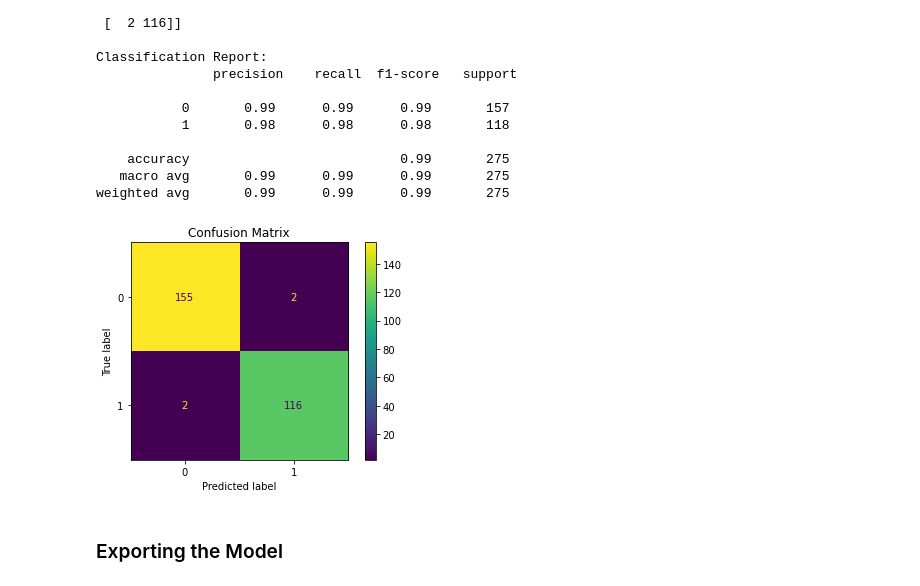
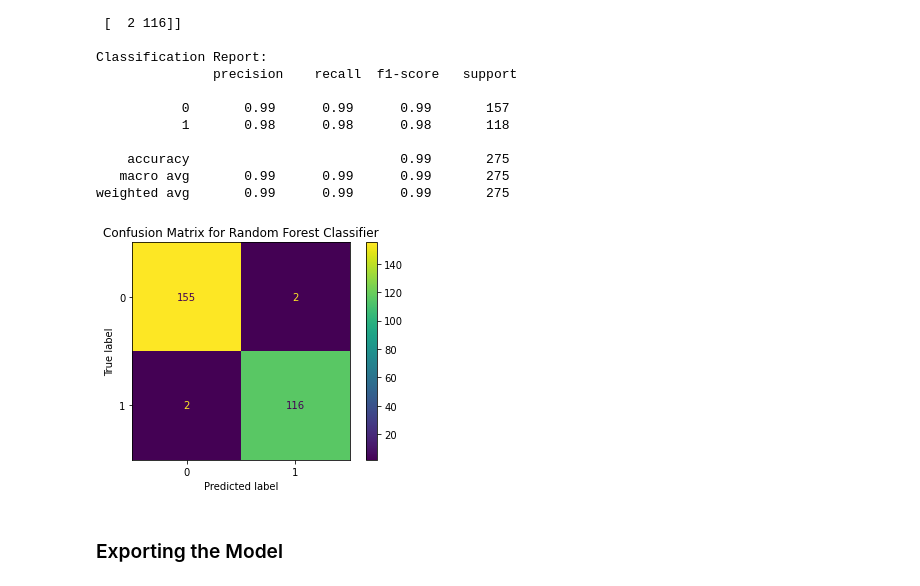
Before and after one commit to rishabh1323/Bank-Note-Authentication, a Jupyter notebook: Bank Note Authentication.ipynb, the cells around one changed output. Drawn from its saved outputs; the diff is of its cells as text; code cells hidden in the pictures.

Commit message:
Modify model building and exporting

```diff
--- a/Bank Note Authentication.ipynb
+++ b/Bank Note Authentication.ipynb
@@ -152,0 +235,7 @@ plt.show()
+# %%
+# Printing hyperparameter values for best logistic regression model
+print('best hyperparamters:', support_vector_classifier.best_params_)
+
+# Creating final logistic regression model with best hyperparameter values
+support_vector_classifier = SVC(C=10.0, class_weight={0:1,1:10}, kernel='rbf')
+support_vector_classifier.fit(X_train, y_train)
@@ -153,5 +276,11 @@ plt.show()
+# %%
+# Defining hyperparameter values to tune over
+grid_params = {
+    'n_estimators' : [100, 250, 500],
+    'class_weight' : [{0:1, 1:1}, {0:1, 1:100}, {0:1, 1:1000}]
+}
 # %%
-# Instantiating and training a Random Forest Classification model
-classifier = RandomForestClassifier()
-classifier.fit(X_train, y_train)
+# Instantiating and training a Logistic Regression model
+random_forest_classifier = GridSearchCV(RandomForestClassifier(n_jobs=-1), param_grid=grid_params, cv=3, n_jobs=-1)
+random_forest_classifier.fit(X_train, y_train)
 # %% [output]
@@ -158,0 +291,7 @@ RandomForestClassifier()
+# %%
+# Printing hyperparameter values for best logistic regression model
+print('best hyperparamters:', random_forest_classifier.best_params_)
+
+# Creating final logistic regression model with best hyperparameter values
+random_forest_classifier = RandomForestClassifier(n_estimators=250, class_weight={0:1,1:1}, n_jobs=-1)
+random_forest_classifier.fit(X_train, y_train)
@@ -180,10 +322,10 @@ Classification Report:
 weighted avg       0.99      0.99      0.99       275
 # %%
 # Plotting confusion matrix for visualization
-plot_confusion_matrix(classifier, X_test, y_test)
-plt.title('Confusion Matrix')
+plot_confusion_matrix(random_forest_classifier, X_test, y_test)
+plt.title('Confusion Matrix for Random Forest Classifier')
 plt.show()
 # %% [output]
-[figure, old version]
+[figure, new version]
 # %% [markdown]
 ### Exporting the Model
```
Also changed, not shown: parts of 20 cells of this notebook, 4 other files.
